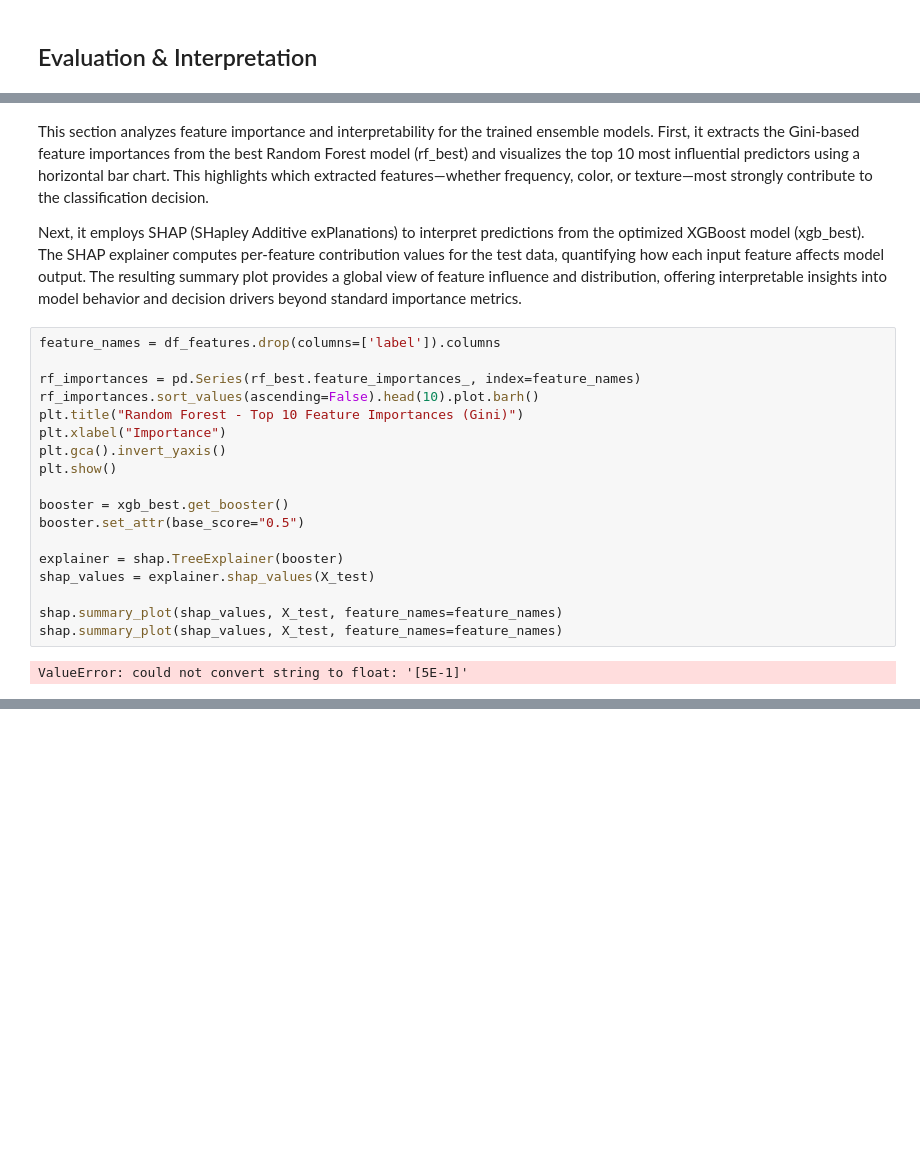
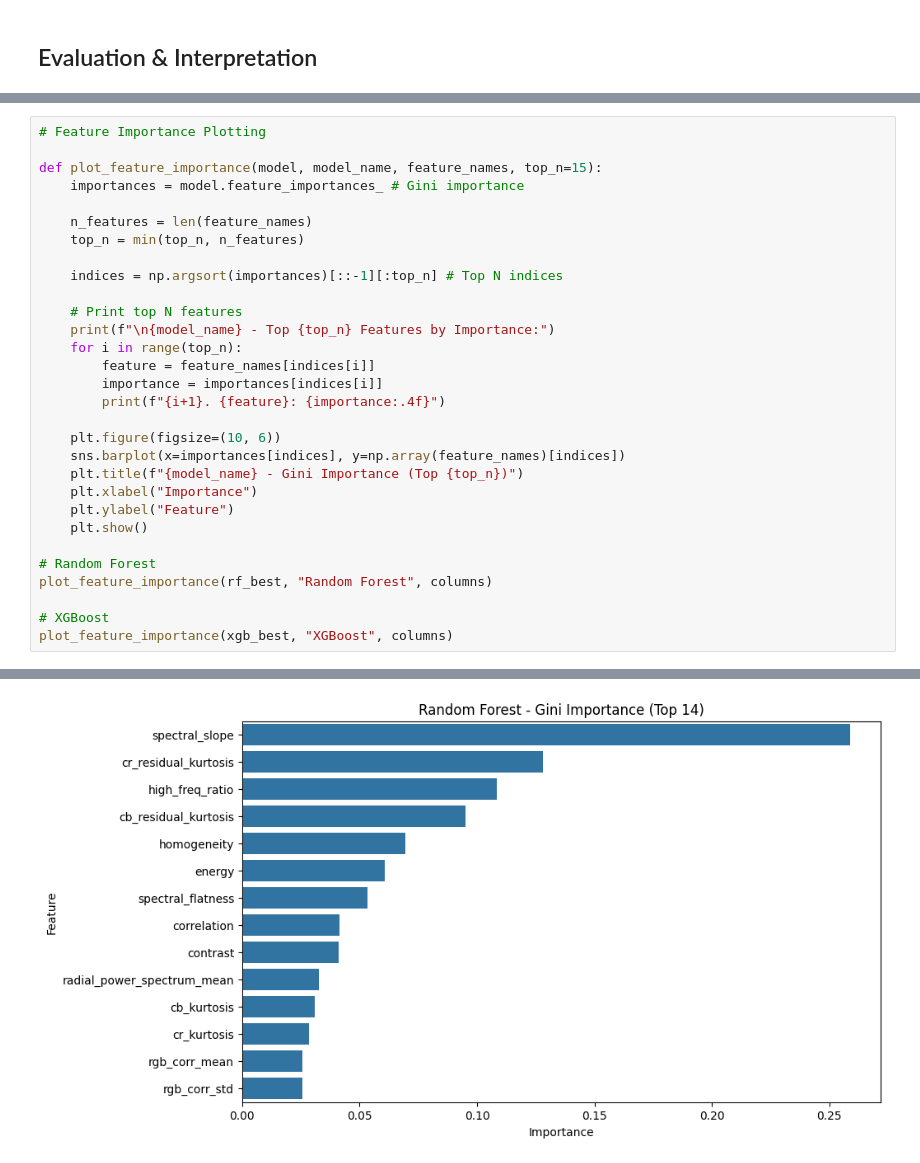
Before and after one commit to PolPujolSantaella/detect-AI-midjourney-images, a Jupyter notebook: detect_midjourney.ipynb, the cells around one changed output, grey strips where cells are left out. Drawn from its saved outputs; the diff is of its cells as text; blank space fills up the shorter version.

```diff
--- a/detect_midjourney.ipynb
+++ b/detect_midjourney.ipynb
@@ -628,24 +640,31 @@ weighted avg       0.95      0.94      0.94       200
-# %% [markdown]
-This section analyzes feature importance and interpretability for the trained ensemble models. First, it extracts the Gini-based feature importances from the best Random Forest model (rf_best) and visualizes the top 10 most influential predictors using a horizontal bar chart. This highlights which extracted features—whether frequency, color, or texture—most strongly contribute to the classification decision.
-
-Next, it employs SHAP (SHapley Additive exPlanations) to interpret predictions from the optimized XGBoost model (xgb_best). The SHAP explainer computes per-feature contribution values for the test data, quantifying how each input feature affects model output. The resulting summary plot provides a global view of feature influence and distribution, offering interpretable insights into model behavior and decision drivers beyond standard importance metrics.
-# %%
-feature_names = df_features.drop(columns=['label']).columns
-
-rf_importances = pd.Series(rf_best.feature_importances_, index=feature_names)
-rf_importances.sort_values(ascending=False).head(10).plot.barh()
-plt.title("Random Forest - Top 10 Feature Importances (Gini)")
-plt.xlabel("Importance")
-plt.gca().invert_yaxis()
-plt.show()
-
-booster = xgb_best.get_booster()
-booster.set_attr(base_score="0.5")
-
-explainer = shap.TreeExplainer(booster)
-shap_values = explainer.shap_values(X_test)
-
-shap.summary_plot(shap_values, X_test, feature_names=feature_names)
-shap.summary_plot(shap_values, X_test, feature_names=feature_names)
-# %% [output]
-ValueError: could not convert string to float: '[5E-1]'
+# %%
+# Feature Importance Plotting
+
+def plot_feature_importance(model, model_name, feature_names, top_n=15):
+    importances = model.feature_importances_ # Gini importance
+
+    n_features = len(feature_names)
+    top_n = min(top_n, n_features)
+
+    indices = np.argsort(importances)[::-1][:top_n] # Top N indices
+
+    # Print top N features
+    print(f"\n{model_name} - Top {top_n} Features by Importance:")
+    for i in range(top_n):
+        feature = feature_names[indices[i]]
+        importance = importances[indices[i]]
+        print(f"{i+1}. {feature}: {importance:.4f}")
+
+    plt.figure(figsize=(10, 6))
+    sns.barplot(x=importances[indices], y=np.array(feature_names)[indices])
+    plt.title(f"{model_name} - Gini Importance (Top {top_n})")
+    plt.xlabel("Importance")
+    plt.ylabel("Feature")
+    plt.show()
+
+# Random Forest
+plot_feature_importance(rf_best, "Random Forest", columns)
+
+# XGBoost
+plot_feature_importance(xgb_best, "XGBoost", columns)
+# %% [output]
@@ -651,0 +686 @@ ValueError: could not convert string to float: '[5E-1]'
+[figure, added]
```
Also changed, not shown: parts of 21 cells of this notebook, 1 other file.
